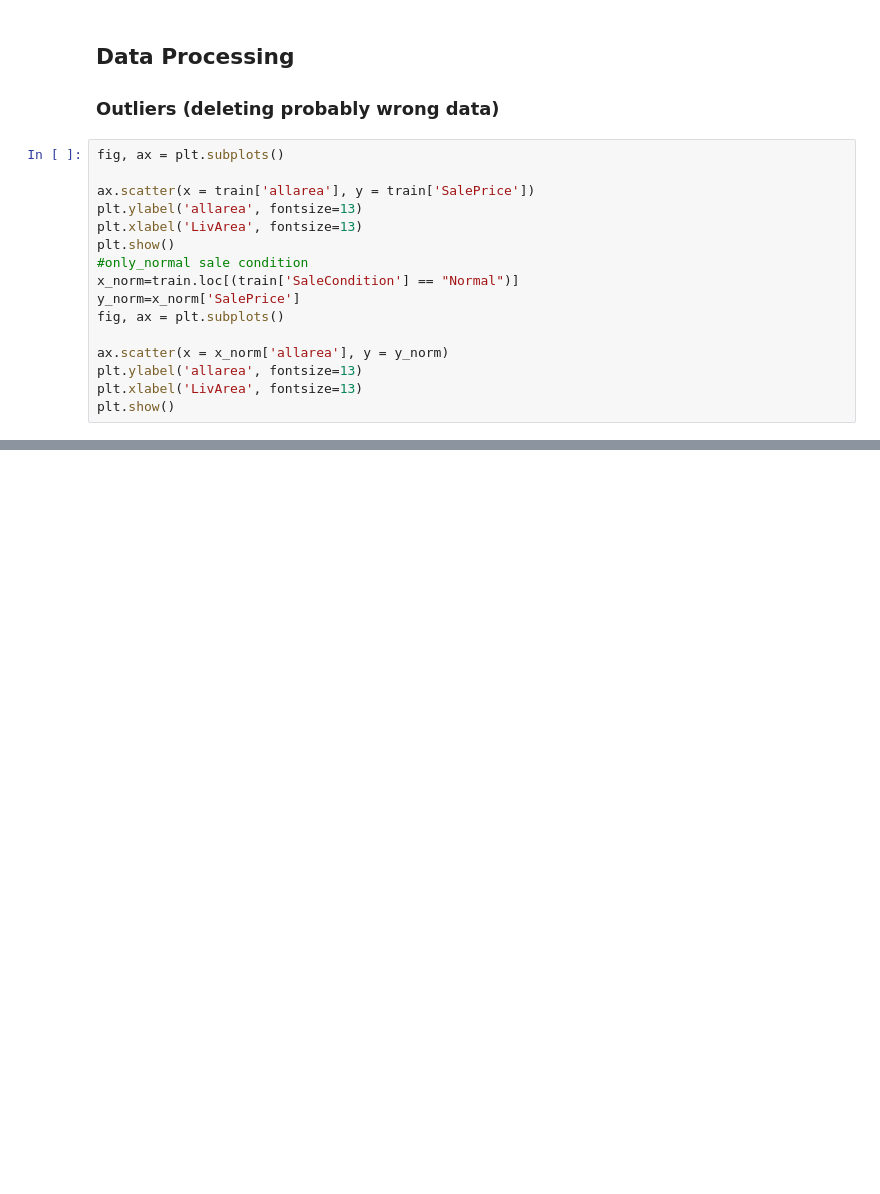
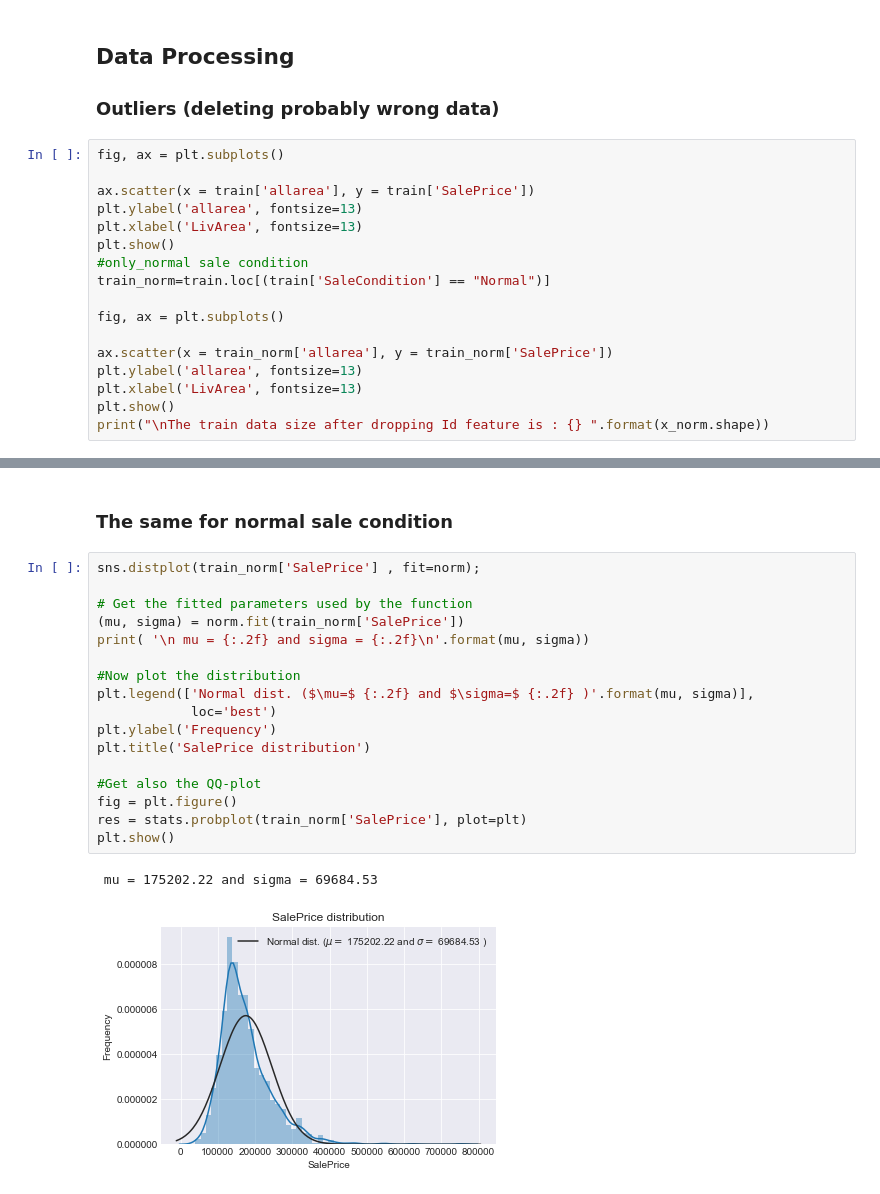
Before and after one commit to mikleg/python_ds_helper, a Jupyter notebook: ver3.ipynb, the cells around one changed output, grey strips where cells are left out. Drawn from its saved outputs; the diff is of its cells as text; blank space fills up the shorter version.

```diff
--- a/ver3.ipynb
+++ b/ver3.ipynb
@@ -67,14 +60,15 @@ plt.ylabel('allarea', fontsize=13)
 plt.xlabel('LivArea', fontsize=13)
 plt.show()
 #only_normal sale condition
-x_norm=train.loc[(train['SaleCondition'] == "Normal")]
-y_norm=x_norm['SalePrice']
+train_norm=train.loc[(train['SaleCondition'] == "Normal")]
+
 fig, ax = plt.subplots()
 
-ax.scatter(x = x_norm['allarea'], y = y_norm)
+ax.scatter(x = train_norm['allarea'], y = train_norm['SalePrice'])
 plt.ylabel('allarea', fontsize=13)
 plt.xlabel('LivArea', fontsize=13)
 plt.show()
+print("\nThe train data size after dropping Id feature is : {} ".format(x_norm.shape))
 # %% [output]
 [figure]
 [figure]
@@ -80,0 +101,22 @@ plt.show()
+# %% [markdown]
+### The same for normal sale condition
+# %%
+sns.distplot(train_norm['SalePrice'] , fit=norm);
+
+# Get the fitted parameters used by the function
+(mu, sigma) = norm.fit(train_norm['SalePrice'])
+print( '\n mu = {:.2f} and sigma = {:.2f}\n'.format(mu, sigma))
+
+#Now plot the distribution
+plt.legend(['Normal dist. ($\mu=$ {:.2f} and $\sigma=$ {:.2f} )'.format(mu, sigma)],
+            loc='best')
+plt.ylabel('Frequency')
+plt.title('SalePrice distribution')
+
+#Get also the QQ-plot
+fig = plt.figure()
+res = stats.probplot(train_norm['SalePrice'], plot=plt)
+plt.show()
+# %% [output]
+ mu = 175202.22 and sigma = 69684.53
+[figure, added]
```
Also changed, not shown: parts of 6 cells of this notebook.
